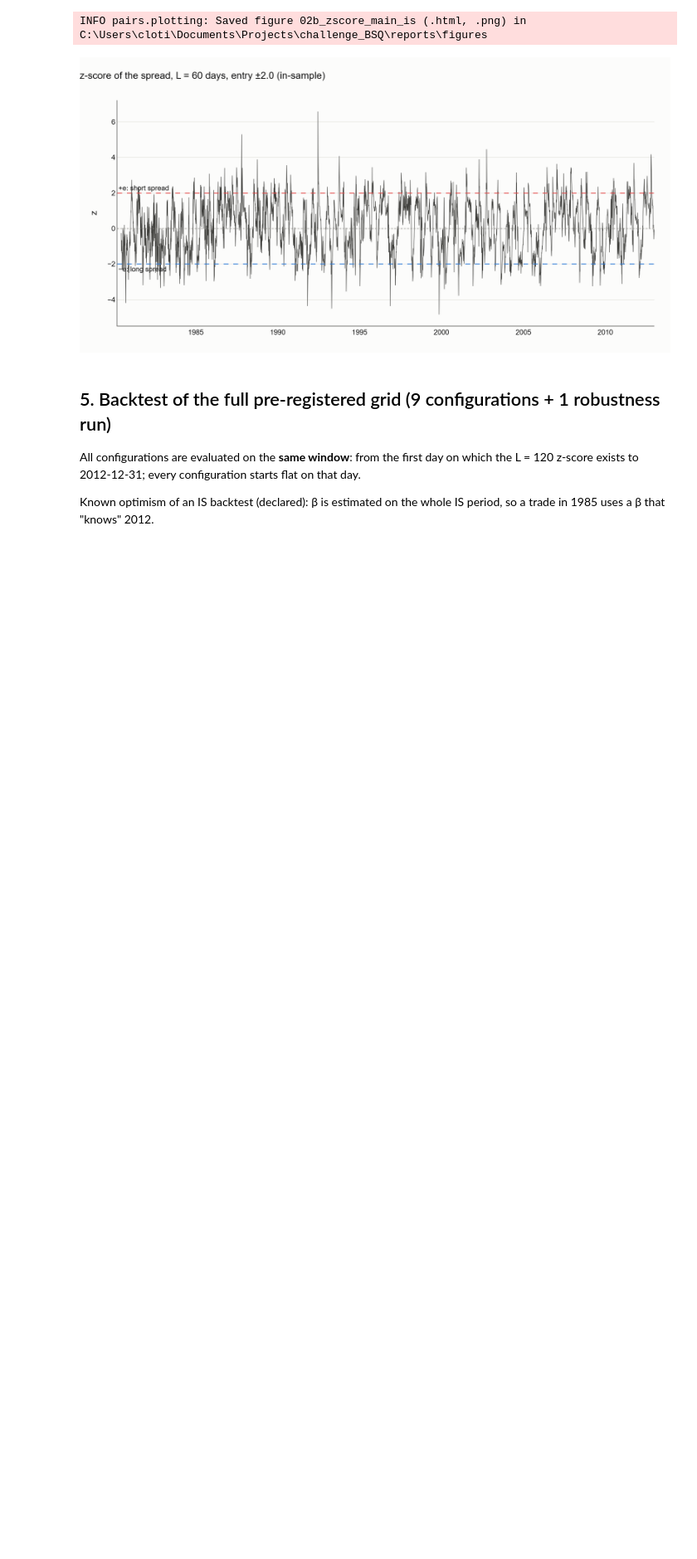
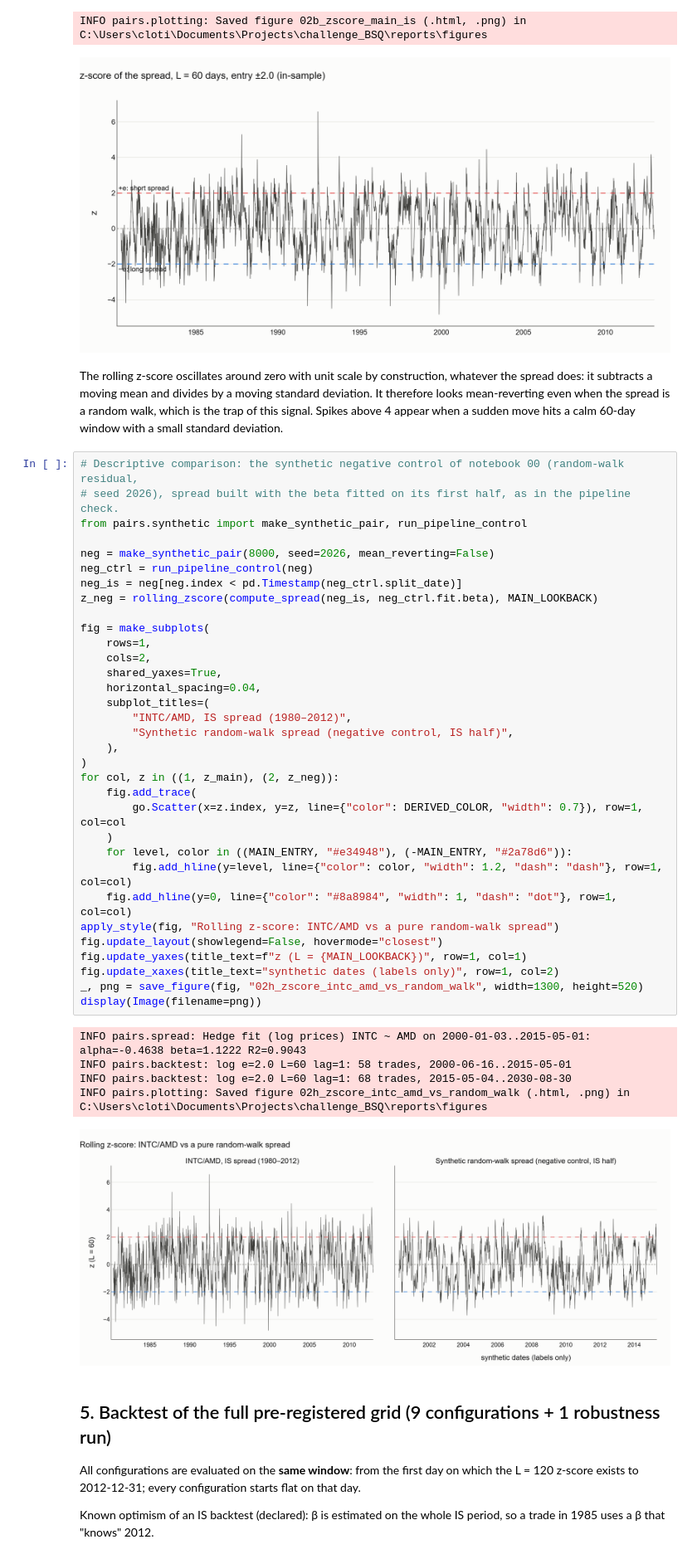
Before and after one commit to clotilderaffii/takehome_pairs-trading, a Jupyter notebook: notebooks/02_signal.ipynb, the cells around one changed output. Shown at 83% size. Cells and saved outputs as stored; diff of their text form; blank space fills up the shorter version.

```diff
--- a/notebooks/02_signal.ipynb
+++ b/notebooks/02_signal.ipynb
@@ -158,6 +158,47 @@ display(Image(filename=png))
 # %% [output]
 INFO pairs.plotting: Saved figure 02b_zscore_main_is (.html, .png) in C:\Users\cloti\Documents\Projects\challenge_BSQ\reports\figures
 [figure]
+# %% [markdown]
+The rolling z-score oscillates around zero with unit scale by construction, whatever the spread does: it subtracts a moving mean and divides by a moving standard deviation. It therefore looks mean-reverting even when the spread is a random walk, which is the trap of this signal. Spikes above 4 appear when a sudden move hits a calm 60-day window with a small standard deviation.
+# %%
+# Descriptive comparison: the synthetic negative control of notebook 00 (random-walk residual,
+# seed 2026), spread built with the beta fitted on its first half, as in the pipeline check.
+from pairs.synthetic import make_synthetic_pair, run_pipeline_control
+
+neg = make_synthetic_pair(8000, seed=2026, mean_reverting=False)
+neg_ctrl = run_pipeline_control(neg)
+neg_is = neg[neg.index < pd.Timestamp(neg_ctrl.split_date)]
+z_neg = rolling_zscore(compute_spread(neg_is, neg_ctrl.fit.beta), MAIN_LOOKBACK)
+
+fig = make_subplots(
+    rows=1,
+    cols=2,
+    shared_yaxes=True,
+    horizontal_spacing=0.04,
+    subplot_titles=(
+        "INTC/AMD, IS spread (1980–2012)",
+        "Synthetic random-walk spread (negative control, IS half)",
+    ),
+)
+for col, z in ((1, z_main), (2, z_neg)):
+    fig.add_trace(
+        go.Scatter(x=z.index, y=z, line={"color": DERIVED_COLOR, "width": 0.7}), row=1, col=col
+    )
+    for level, color in ((MAIN_ENTRY, "#e34948"), (-MAIN_ENTRY, "#2a78d6")):
+        fig.add_hline(y=level, line={"color": color, "width": 1.2, "dash": "dash"}, row=1, col=col)
+    fig.add_hline(y=0, line={"color": "#8a8984", "width": 1, "dash": "dot"}, row=1, col=col)
+apply_style(fig, "Rolling z-score: INTC/AMD vs a pure random-walk spread")
+fig.update_layout(showlegend=False, hovermode="closest")
+fig.update_yaxes(title_text=f"z (L = {MAIN_LOOKBACK})", row=1, col=1)
+fig.update_xaxes(title_text="synthetic dates (labels only)", row=1, col=2)
+_, png = save_figure(fig, "02h_zscore_intc_amd_vs_random_walk", width=1300, height=520)
+display(Image(filename=png))
+# %% [output]
+INFO pairs.spread: Hedge fit (log prices) INTC ~ AMD on 2000-01-03..2015-05-01: alpha=-0.4638 beta=1.1222 R2=0.9043
+INFO pairs.backtest: log e=2.0 L=60 lag=1: 58 trades, 2000-06-16..2015-05-01
+INFO pairs.backtest: log e=2.0 L=60 lag=1: 68 trades, 2015-05-04..2030-08-30
+INFO pairs.plotting: Saved figure 02h_zscore_intc_amd_vs_random_walk (.html, .png) in C:\Users\cloti\Documents\Projects\challenge_BSQ\reports\figures
+[figure, added]
 # %% [markdown]
 ## 5. Backtest of the full pre-registered grid (9 configurations + 1 robustness run)
 
```
Also changed, not shown: parts of 2 cells of this notebook, 33 other files.
